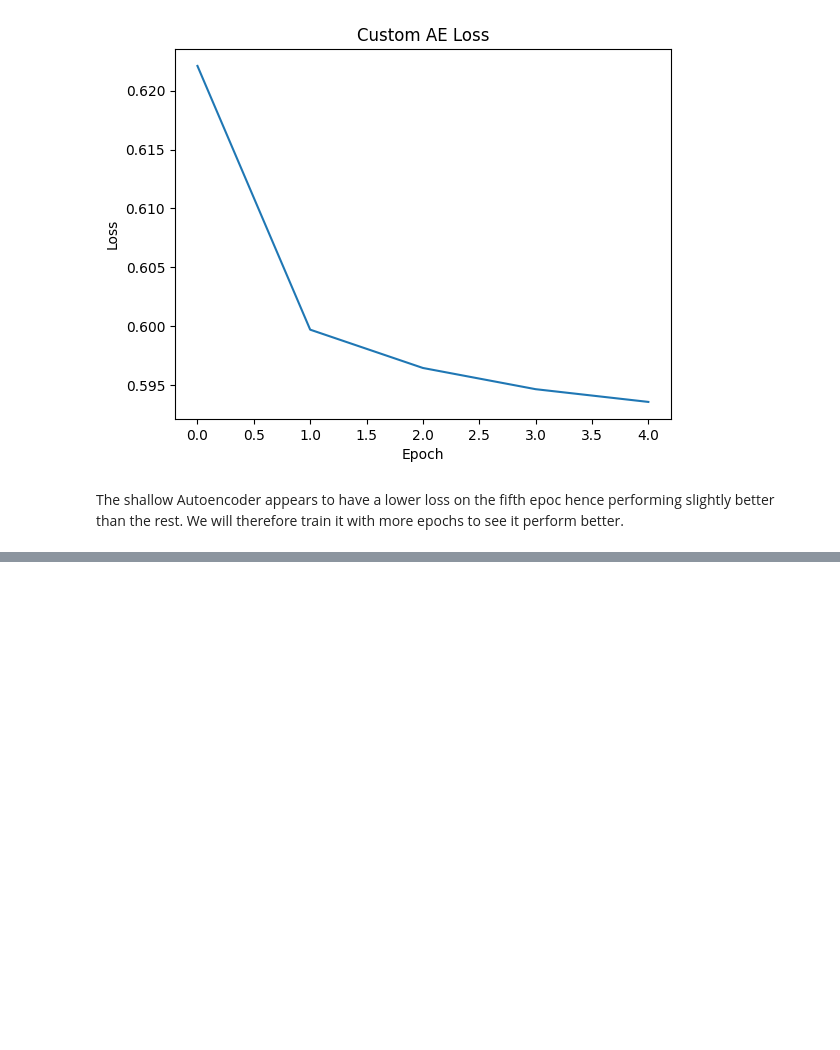
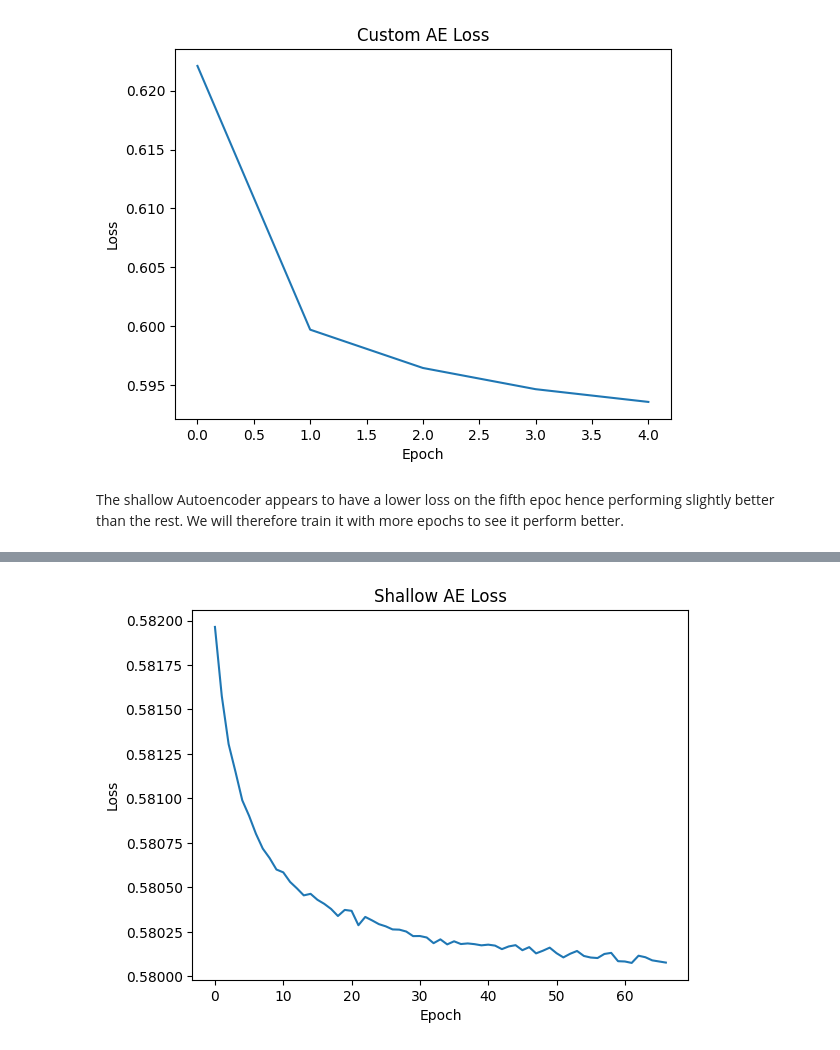
Before and after one commit to MachukaJoy/autoencoders_clothes_design, a Jupyter notebook: autoencoders_clothes.ipynb, the cells around one changed output, grey strips where cells are left out. Cells and saved outputs as stored; diff of their text form; code cells hidden in the pictures; blank space fills up the shorter version.

```diff
--- a/autoencoders_clothes.ipynb
+++ b/autoencoders_clothes.ipynb
@@ -174,0 +178,57 @@ We will therefore train it with more epochs to see it perform better.
+# %%
+# implement early stopping for the epochs
+def train_autoencoder_early_stop(model, trainloader, patience=5, lr=0.001):
+    """
+    Train the AutoEncoder with early stopping.
+
+    Args:
+        model: The AutoEncoder model.
+        trainloader: DataLoader for the training data.
+        patience: Number of epochs to wait for improvement before stopping.
+        lr: Learning rate for the optimizer.
+
+    Returns:
+        losses: List of losses for each epoch.
+    """
+    criterion = nn.MSELoss()
+    optimizer = optim.Adam(model.parameters(), lr=lr)
+    losses = []
+
+    best_loss = float('inf')  # Initialize with infinity
+    epochs_no_improve = 0  # Counter for early stopping
+
+    epoch = 0
+    while epochs_no_improve < patience:
+        model.train()
+        running_loss = 0
+
+        for images, _ in trainloader:
+            images = images.view(images.size(0), -1)  # Flatten images
+            optimizer.zero_grad()
+            outputs = model(images)
+            loss = criterion(outputs, images)
+            loss.backward()
+            optimizer.step()
+            running_loss += loss.item()
+
+        avg_loss = running_loss / len(trainloader)
+        losses.append(avg_loss)
+
+        print(f"Epoch {epoch+1}, Loss: {avg_loss:.4f}")
+
+        # Check for improvement
+        if avg_loss < best_loss:
+            best_loss = avg_loss
+            epochs_no_improve = 0
+        else:
+            epochs_no_improve += 1
+
+        epoch += 1
+
+    print(f"Training stopped after {epoch} epochs with best loss: {best_loss:.4f}")
+    return losses
+
+# Train with early stopping
+shallow_loss = train_autoencoder_early_stop(shallow_ae, trainloader, patience=5)
+plot_loss(shallow_loss, "Shallow AE Loss")
+# %% [output]
@@ -174,0 +252 @@ We will therefore train it with more epochs to see it perform better.
+[figure, added]
```
Also changed, not shown: parts of 4 cells of this notebook.
